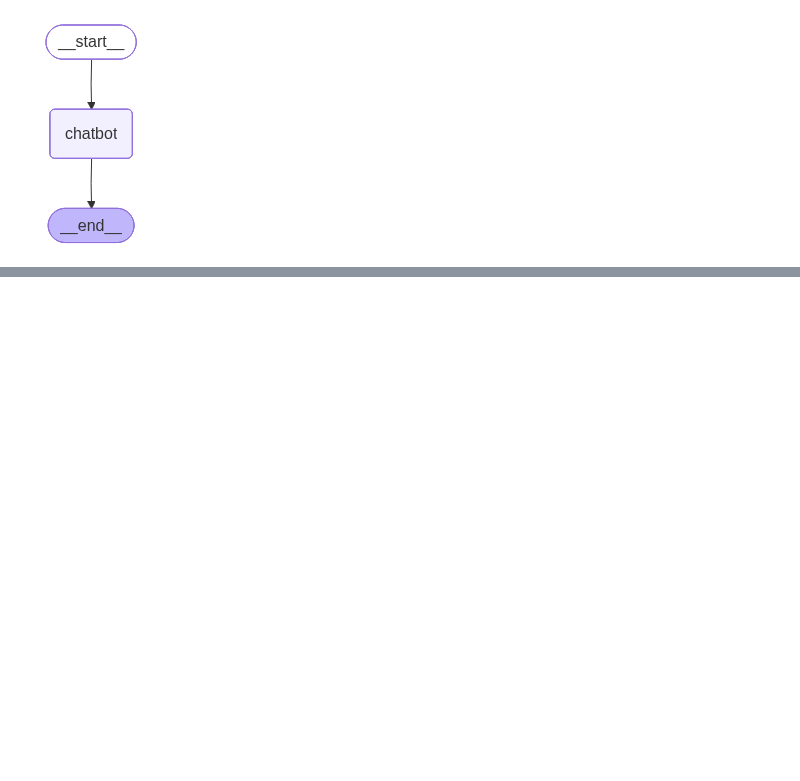
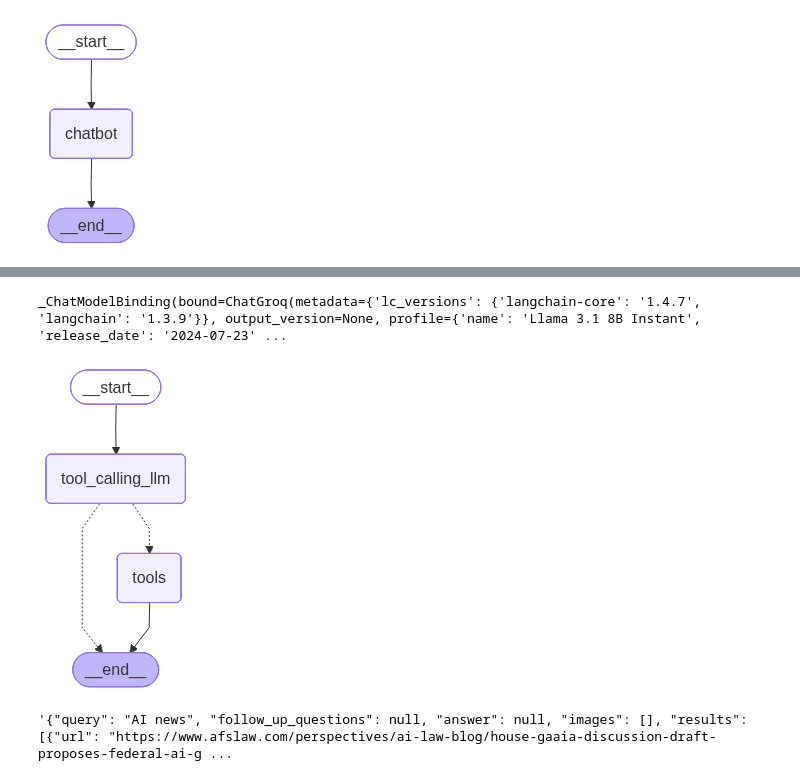
Before and after one commit to Sushit-prog/Agents, a Jupyter notebook: 1-Basic_chatbot/1-basicchatbot.ipynb, the cells around one changed output, grey strips where cells are left out. Saved outputs shown, nothing was run; the diff lists cells and outputs as text; code cells hidden in the pictures; blank space fills up the shorter version.

```diff
--- a/1-Basic_chatbot/1-basicchatbot.ipynb
+++ b/1-Basic_chatbot/1-basicchatbot.ipynb
@@ -45,0 +72,22 @@ workflow.invoke({'messages':'HI'})
+# %%
+## CUSTOM FUNCTION
+def multiply(a:int,b:int)->int:
+  """_Summary_
+
+  Args:
+    a (int): first int
+    b (int): second int
+
+  Returns:
+    int: output int
+
+  """
+  return a*b
+# %%
+tools = [tool,multiply]
+# %%
+llm_with_tool=llm.bind_tools(tools)
+# %%
+llm_with_tool
+# %% [output]
+_ChatModelBinding(bound=ChatGroq(metadata={'lc_versions': {'langchain-core': '1.4.7', 'langchain': '1.3.9'}}, output_version=None, profile={'name': 'Llama 3.1 8B Instant', 'release_date': '2024-07-23' ...
@@ -45,0 +99,22 @@ workflow.invoke({'messages':'HI'})
+# %%
+def tool_calling_llm(state:State):
+  return {'messages':[llm_with_tool.invoke(state['messages'])]}
+# %%
+# graph
+builder=StateGraph(State)
+builder.add_node('tool_calling_llm',tool_calling_llm)
+builder.add_node('tools',ToolNode(tools))
+
+builder.add_edge(START, 'tool_calling_llm')
+builder.add_conditional_edges(
+  'tool_calling_llm',
+  tools_condition
+)
+
+builder.add_edge('tools',END)
+
+graph=builder.compile()
+
+graph
+# %% [output]
+[figure, added]
@@ -45,0 +123,4 @@ workflow.invoke({'messages':'HI'})
+# %%
+response['messages'][-1].content
+# %% [output]
+'{"query": "AI news", "follow_up_questions": null, "answer": null, "images": [], "results": [{"url": "https://www.afslaw.com/perspectives/ai-law-blog/house-gaaia-discussion-draft-proposes-federal-ai-g ...
```
Also changed, not shown: parts of 30 cells of this notebook, 3 other files.
